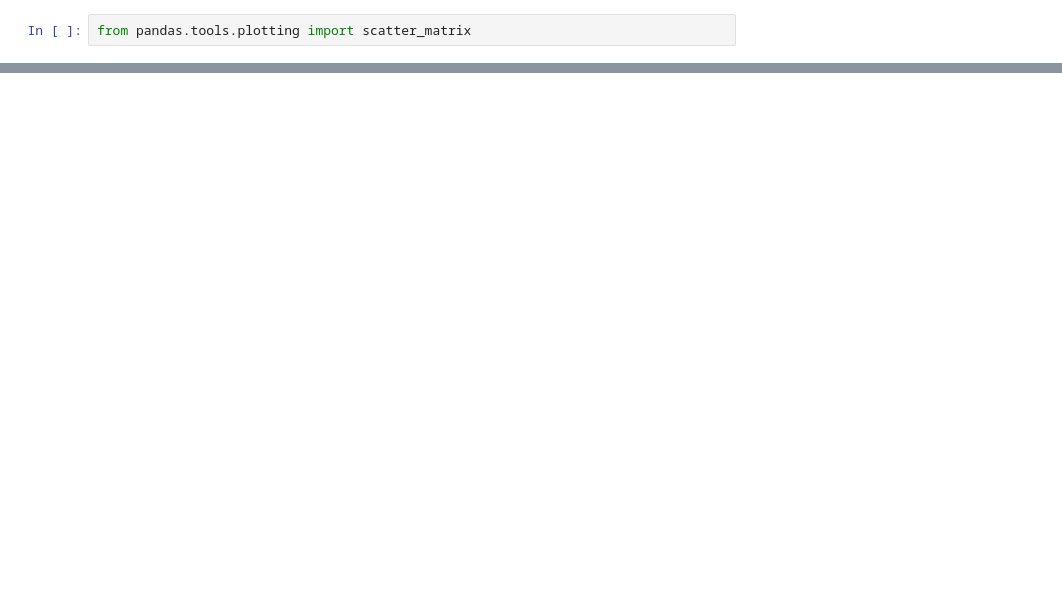
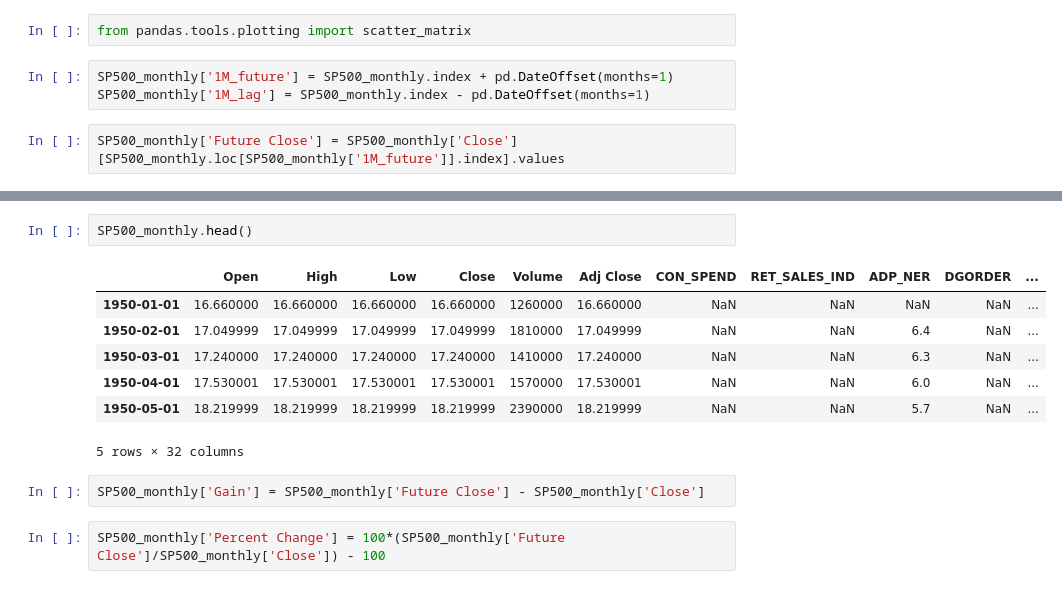
Before and after one commit to tcchiao/macroecon-indicators, a Jupyter notebook: SP500_EconomicInd.ipynb, the cells around one changed output, grey strips where cells are left out. Drawn from its saved outputs; the diff is of its cells as text; blank space fills up the shorter version.

```diff
--- a/SP500_EconomicInd.ipynb
+++ b/SP500_EconomicInd.ipynb
@@ -521,2 +521,7 @@ memory usage: 190.1+ KB
 # %%
 from pandas.tools.plotting import scatter_matrix
+# %%
+SP500_monthly['1M_future'] = SP500_monthly.index + pd.DateOffset(months=1)
+SP500_monthly['1M_lag'] = SP500_monthly.index - pd.DateOffset(months=1)
+# %%
+SP500_monthly['Future Close'] = SP500_monthly['Close'][SP500_monthly.loc[SP500_monthly['1M_future']].index].values
@@ -522,0 +539,14 @@ from pandas.tools.plotting import scatter_matrix
+# %%
+SP500_monthly.head()
+# %% [output]
+|  | Open | High | Low | Close | Volume | Adj Close | CON_SPEND | RET_SALES_IND | ADP_NER | DGORDER | ... |
+| 1950-01-01 | 16.660000 | 16.660000 | 16.660000 | 16.660000 | 1260000 | 16.660000 | NaN | NaN | NaN | NaN | ... |
+| 1950-02-01 | 17.049999 | 17.049999 | 17.049999 | 17.049999 | 1810000 | 17.049999 | NaN | NaN | 6.4 | NaN | ... |
+| 1950-03-01 | 17.240000 | 17.240000 | 17.240000 | 17.240000 | 1410000 | 17.240000 | NaN | NaN | 6.3 | NaN | ... |
+| 1950-04-01 | 17.530001 | 17.530001 | 17.530001 | 17.530001 | 1570000 | 17.530001 | NaN | NaN | 6.0 | NaN | ... |
+| 1950-05-01 | 18.219999 | 18.219999 | 18.219999 | 18.219999 | 2390000 | 18.219999 | NaN | NaN | 5.7 | NaN | ... |
+5 rows × 32 columns
+# %%
+SP500_monthly['Gain'] = SP500_monthly['Future Close'] - SP500_monthly['Close']
+# %%
+SP500_monthly['Percent Change'] = 100*(SP500_monthly['Future Close']/SP500_monthly['Close']) - 100
```
Also changed, not shown: parts of 38 cells of this notebook.
